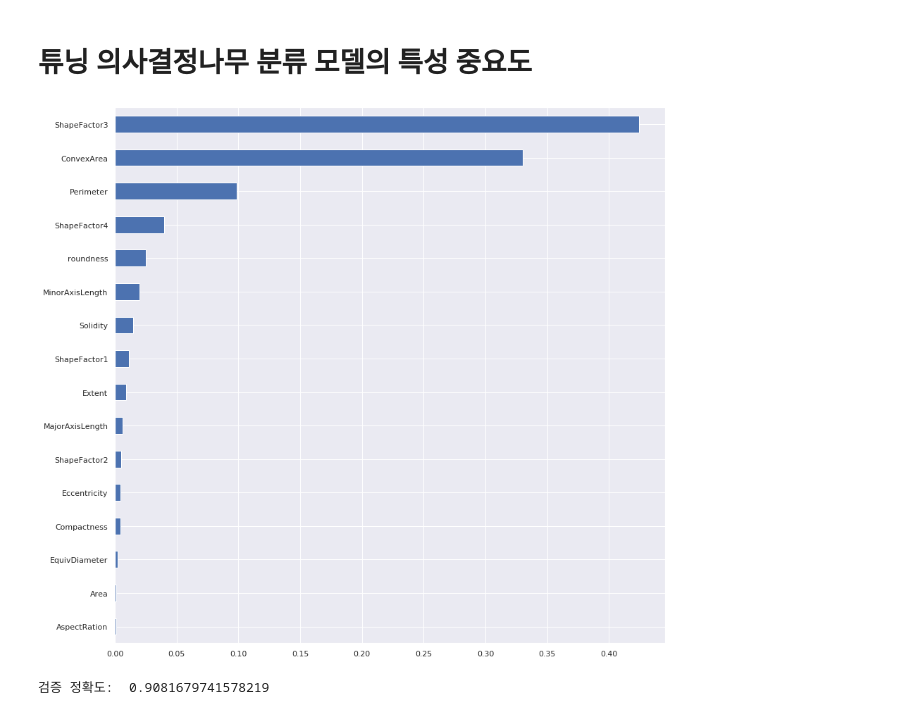
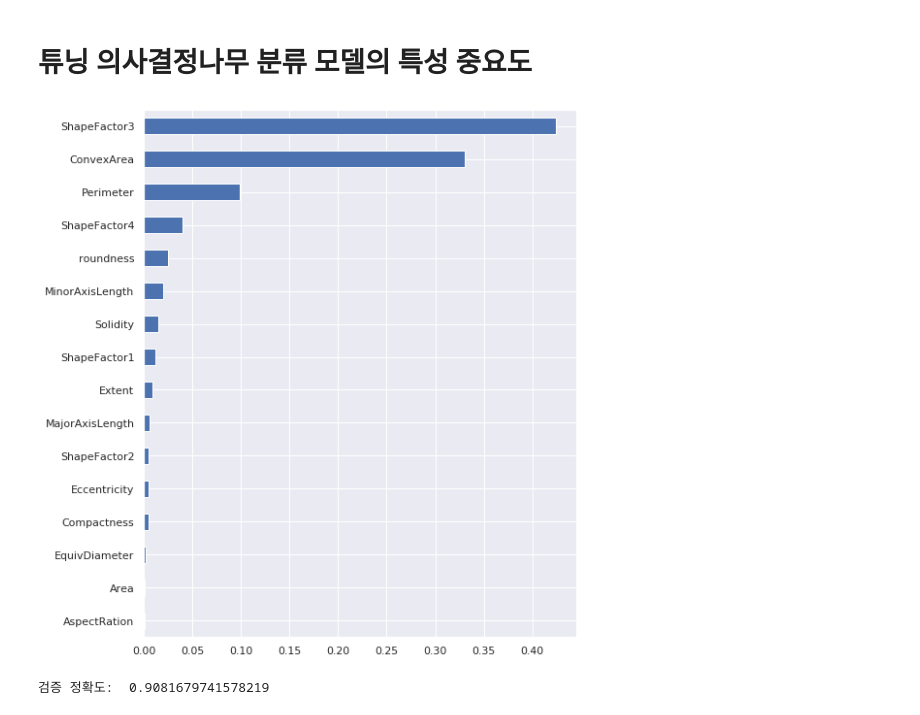
Before and after one commit to 94jjiisu/Data-analysis, a Jupyter notebook: bean_classification.ipynb, the cells around one changed output. Cells and saved outputs as stored; diff of their text form; code cells hidden in the pictures.

```diff
--- a/bean_classification.ipynb
+++ b/bean_classification.ipynb
@@ -507,11 +507,11 @@ print('테스트 정확도', m0.score(X_test, y_test))
 # %%
 model_dt = m0.named_steps['decisiontreeclassifier']
 
 importances = pd.Series(model_dt.feature_importances_, X_test.columns)
-plt.figure(figsize=(14,14))
+plt.figure(figsize=(8,10))
 importances.sort_values().plot.barh();
 # %% [output]
-[figure, old version]
+[figure, new version]
 # %%
 from sklearn.pipeline import Pipeline
 
```
Also changed, not shown: parts of 17 cells of this notebook.
